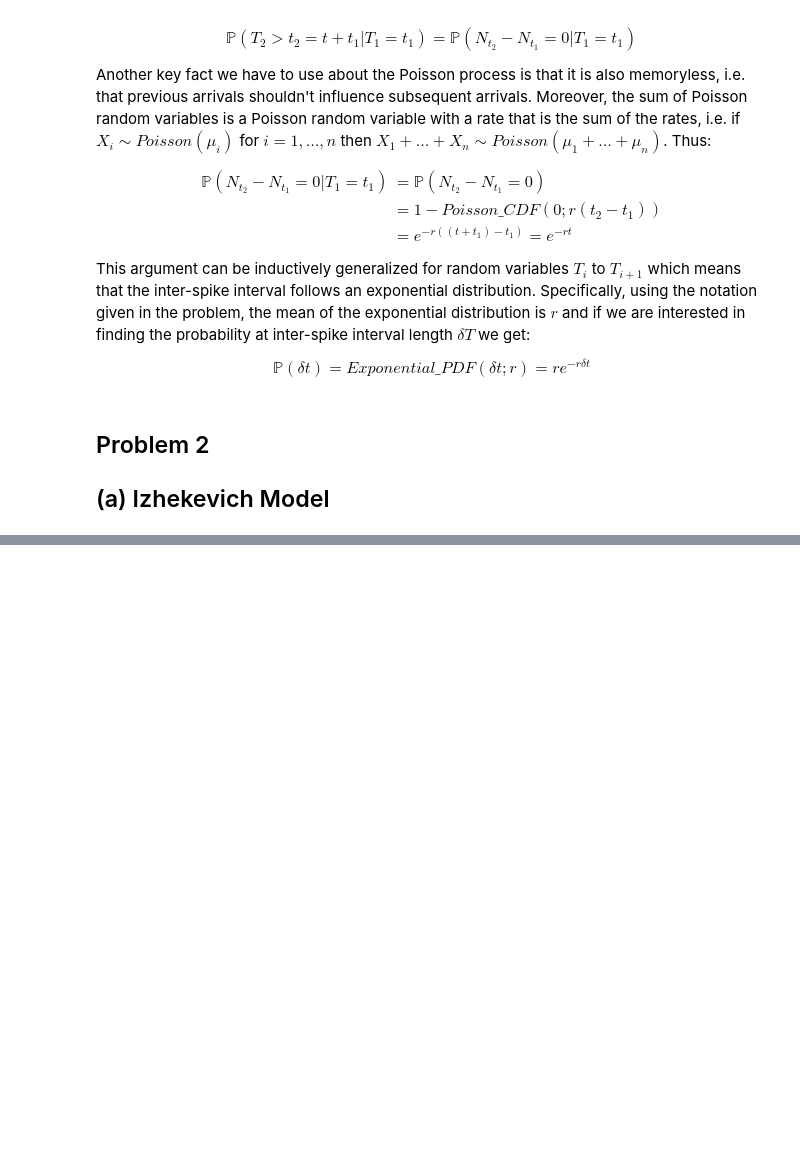
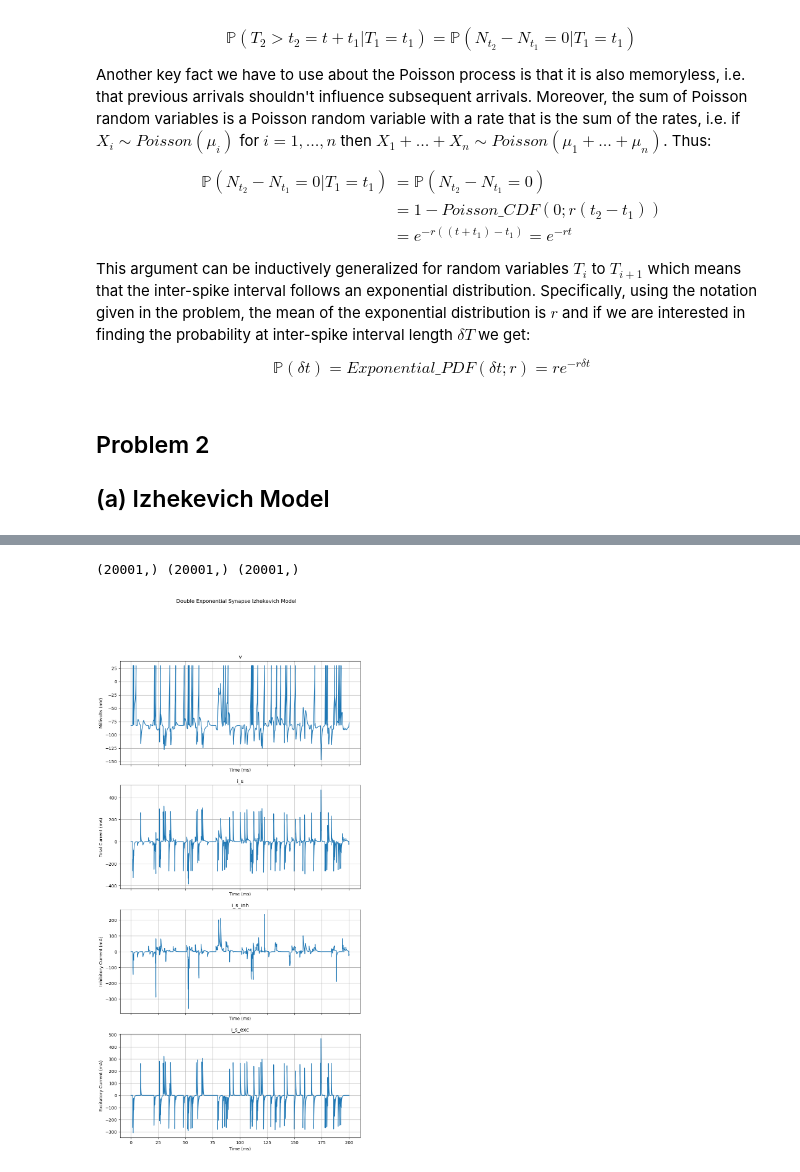
Before and after one commit to MatthewChen37/MATH8803-HW, a Jupyter notebook: HW2/HW2.ipynb, the cells around one changed output, grey strips where cells are left out. Drawn from its saved outputs; the diff is of its cells as text; code cells hidden in the pictures; blank space fills up the shorter version.

```diff
--- a/HW2/HW2.ipynb
+++ b/HW2/HW2.ipynb
@@ -177,0 +177,33 @@ delta_t = 0.01 # ms
+# %%
+v, T, i, i_s_inh, i_s_exc = ode_int_izhekevich_double_exponential_synapse(parameters_2)
+print(T.shape, v.shape, i.shape)
+fig, axs = plt.subplots(4, sharex=True, figsize=(10,20))
+fig.suptitle("Double Exponential Synapse Izhekevich Model")
+
+axs[0].plot(T, v)
+axs[0].set_title('v')
+axs[0].set(xlabel="Time (ms)", ylabel="Millivolts (mV)")
+axs[0].grid()
+
+axs[1].plot(T, i)
+axs[1].set_title('i_s')
+axs[1].set(xlabel="Time (ms)", ylabel="Total Current (mA)")
+axs[1].grid()
+
+axs[2].plot(T, i_s_inh)
+axs[2].set_title('i_s_inh')
+axs[2].set(xlabel="Time (ms)", ylabel="Inhibitory Current (mA)")
+axs[2].grid()
+
+axs[3].plot(T, i_s_exc)
+axs[3].set_title('i_s_exc')
+axs[3].set(xlabel="Time (ms)", ylabel="Excitatory Current (mA)")
+axs[3].grid()
+
+fig.subplots_adjust(hspace=0.2)
+
+
+plt.show()
+# %% [output]
+(20001,) (20001,) (20001,)
+[figure, added]
```
Also changed, not shown: parts of 3 cells of this notebook, 1 other file.
